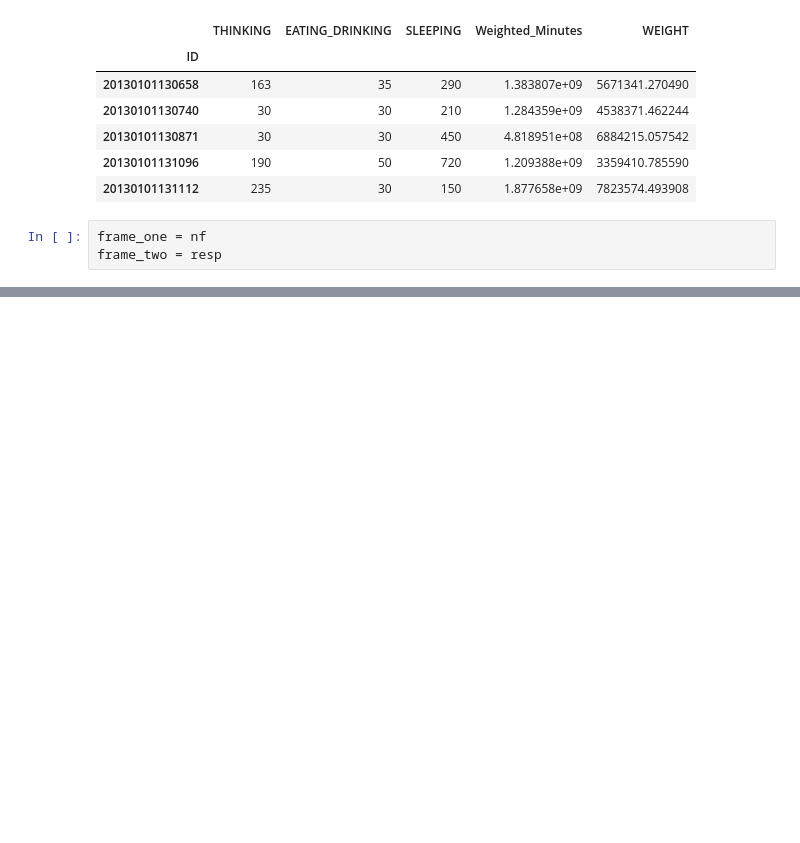
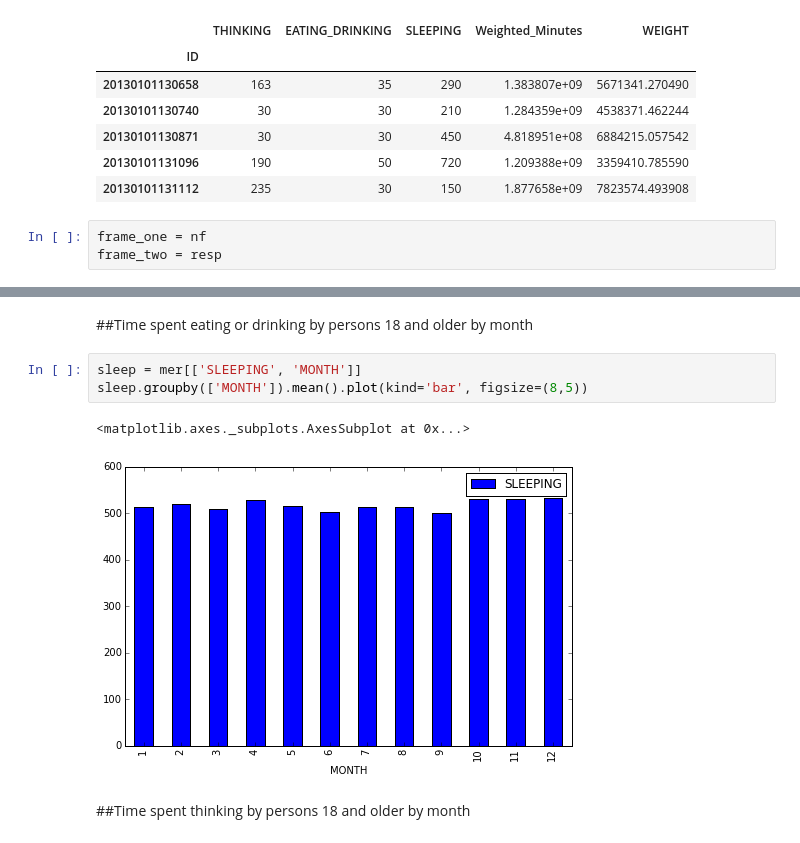
Before and after one commit to tiy-gvl-python/atus-analysis, a Jupyter notebook: Project.ipynb, the cells around one changed output, grey strips where cells are left out. Cells and saved outputs as stored; diff of their text form; blank space fills up the shorter version.

```diff
--- a/Project.ipynb
+++ b/Project.ipynb
@@ -104,0 +112,10 @@ thinking.groupby('MONTH').size().plot(kind='bar', figsize=(20,5))
+# %% [markdown]
+##Time spent eating or drinking by persons 18 and older by month
+# %%
+sleep = mer[['SLEEPING', 'MONTH']]
+sleep.groupby(['MONTH']).mean().plot(kind='bar', figsize=(8,5))
+# %% [output]
+<matplotlib.axes._subplots.AxesSubplot at 0x...>
+[figure, added]
+# %% [markdown]
+##Time spent thinking by persons 18 and older by month
```
Also changed, not shown: parts of 14 cells of this notebook.
